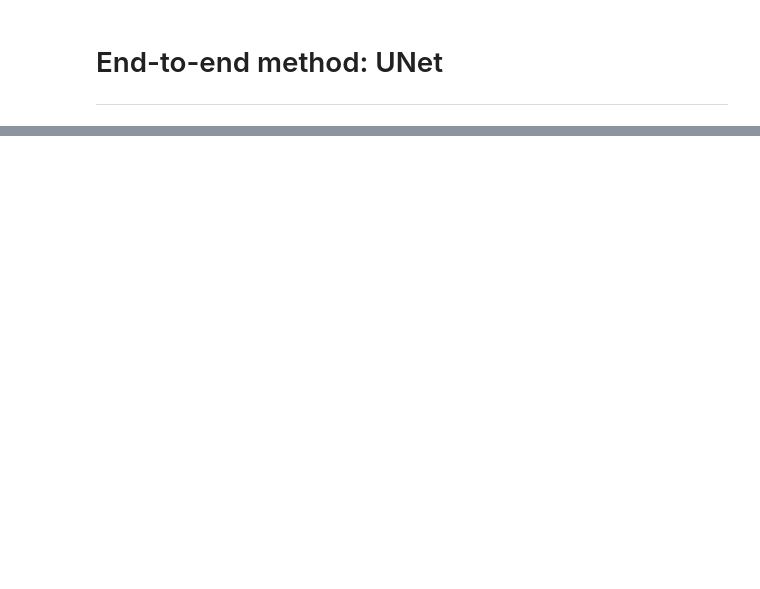
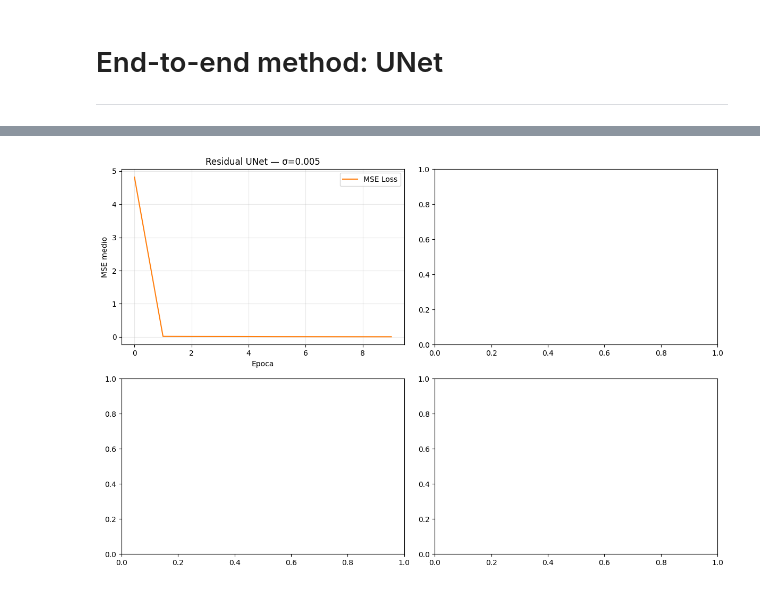
Before and after one commit to cout-angela/projectP_imaging, a Jupyter notebook: group_p_setup_blur_tv.ipynb, the cells around one changed output, grey strips where cells are left out. Saved outputs shown, nothing was run; the diff lists cells and outputs as text; code cells hidden in the pictures; blank space fills up the shorter version.

```diff
--- a/group_p_setup_blur_tv.ipynb
+++ b/group_p_setup_blur_tv.ipynb
@@ -818,26 +839,26 @@ for noise in noise_level:
 # %%
-
-# ---- Loss curves ----
 
 fig, axes = plt.subplots(2, 2, figsize=(12, 8))
 for i, noise in enumerate(noise_level):
-  #load history from drive
-  with open(f'{DRIVE_PATH}/weights/unet_noise_{noise}_history.json', 'r') as f:
-    history = json.load(f)
+    history_path = f'{DRIVE_PATH}weights/unet_noise_{noise}_history.json'
+    if not os.path.exists(history_path):
+        print(f'History non trovata per σ={noise}, skip.')
+        continue
+    with open(history_path, 'r') as f:
+        history = json.load(f)   # lista di float
 
-  ax = axes.flatten()[i]
-  ax.plot(history['loss'],  label='MSE Loss',  color='tab:orange')
-  ax.plot(history['ssim'],  label='SSIM',      color='tab:blue')
-  ax.set_title(f'UNet training — σ={noise}')
-  ax.set_xlabel('Epoch')
-  ax.legend()
-  ax.grid(alpha=0.3)
+    ax = axes.flatten()[i]
+    ax.plot(history, color='tab:orange', label='MSE Loss')
+    ax.set_title(f'Residual UNet — σ={noise}')
+    ax.set_xlabel('Epoca')
+    ax.set_ylabel('MSE medio')
+    ax.legend()
+    ax.grid(alpha=0.3)
+
 plt.tight_layout()
 plt.show()
-
-
-# ---- (Opzionale) Ricarica pesi salvati con ippy_trainer.load ----
-# model_reloaded = ippy_trainer.load(f'{DRIVE_PATH}unet_noise_{noise}')
+# %% [output]
+[figure, added]
 # %%
 
 # ============================================================
```
Also changed, not shown: parts of 16 cells of this notebook.
